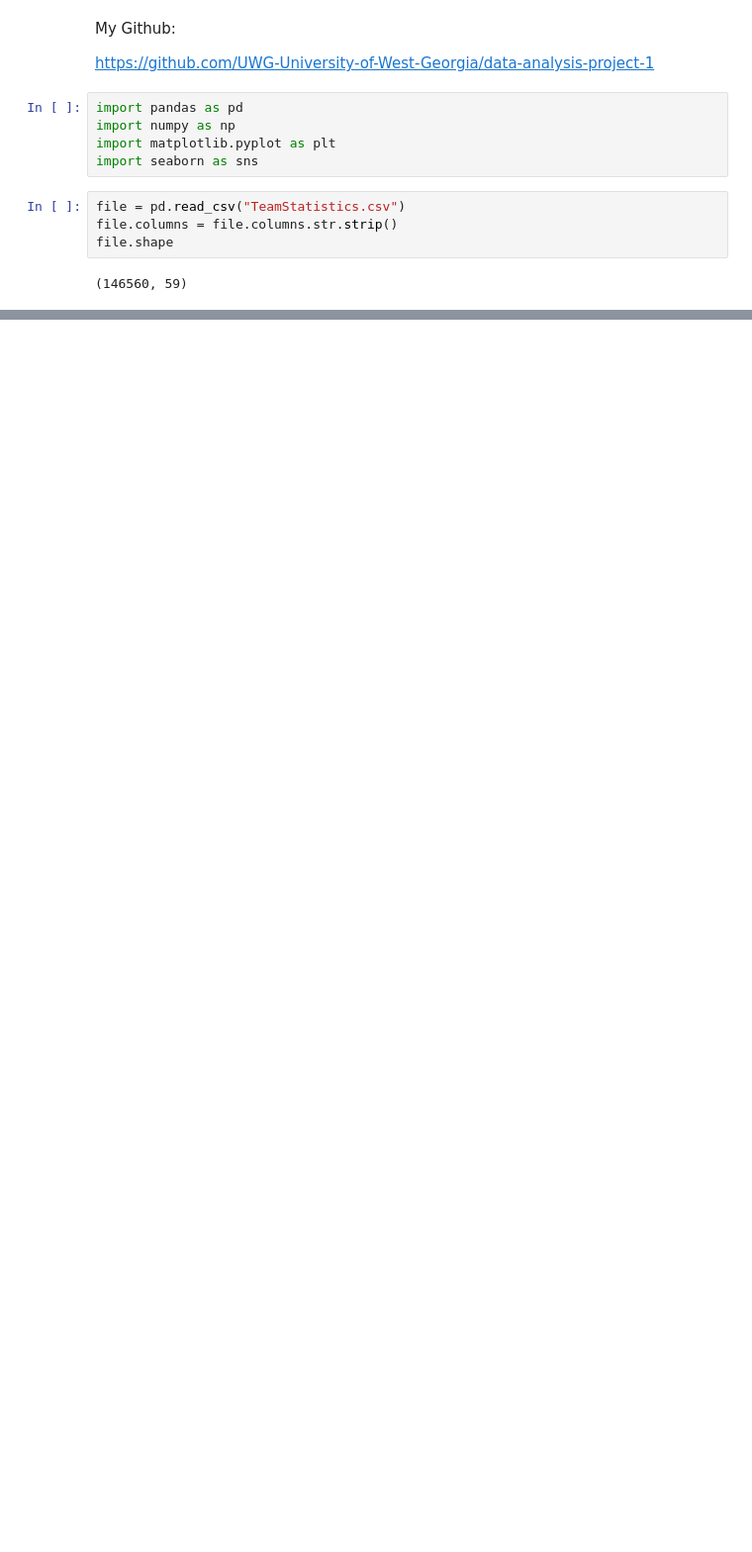
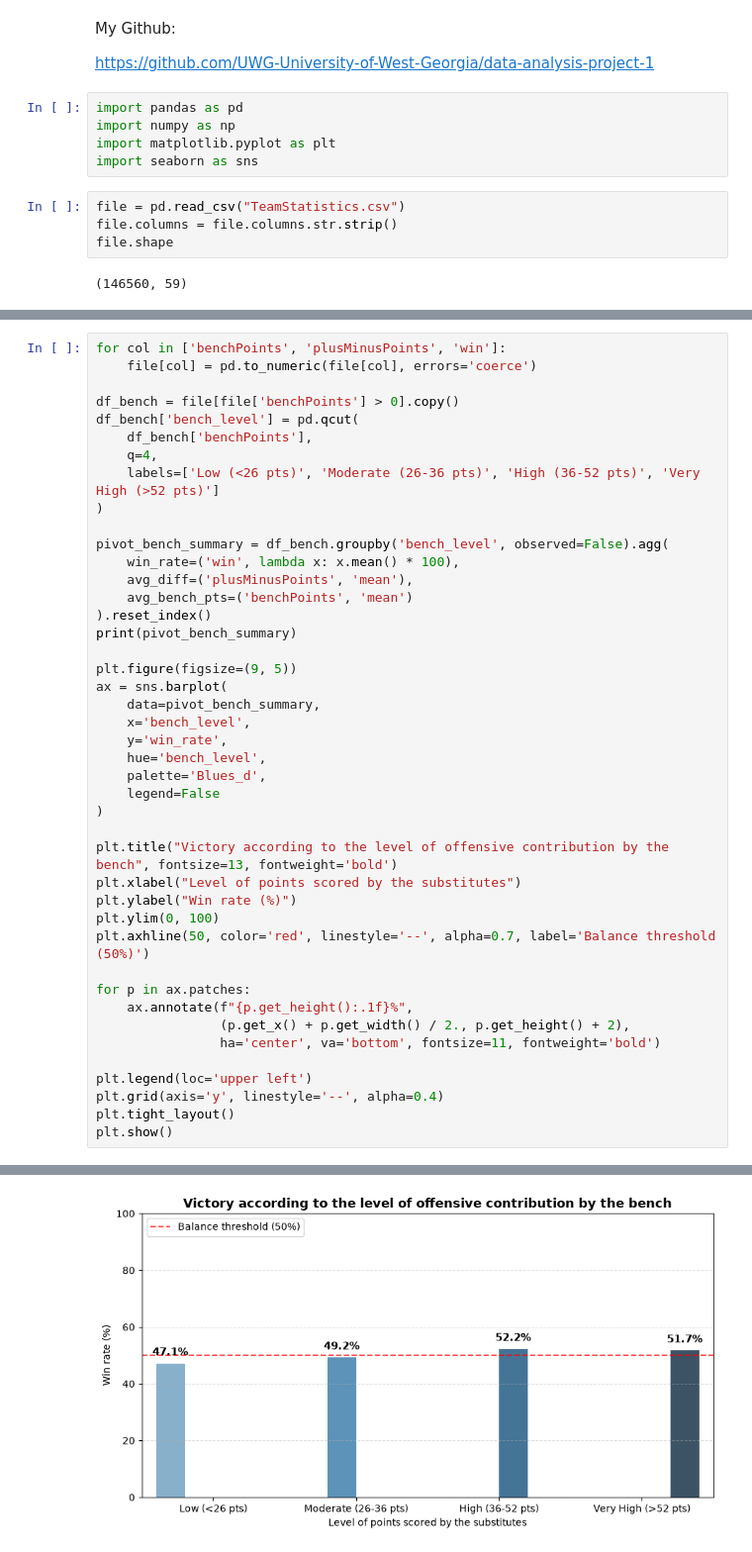
Before and after one commit to UWG-University-of-West-Georgia/data-analysis-project-1, a Jupyter notebook: Raphael_GALL_Project1.ipynb, the cells around one changed output, grey strips where cells are left out. Shown at 99% size. Cells and saved outputs as stored; diff of their text form; blank space fills up the shorter version.

```diff
--- a/Raphael_GALL_Project1.ipynb
+++ b/Raphael_GALL_Project1.ipynb
@@ -15,0 +208,44 @@ file.shape
+# %%
+for col in ['benchPoints', 'plusMinusPoints', 'win']:
+    file[col] = pd.to_numeric(file[col], errors='coerce')
+
+df_bench = file[file['benchPoints'] > 0].copy()
+df_bench['bench_level'] = pd.qcut(
+    df_bench['benchPoints'],
+    q=4,
+    labels=['Low (<26 pts)', 'Moderate (26-36 pts)', 'High (36-52 pts)', 'Very High (>52 pts)']
+)
+
+pivot_bench_summary = df_bench.groupby('bench_level', observed=False).agg(
+    win_rate=('win', lambda x: x.mean() * 100),
+    avg_diff=('plusMinusPoints', 'mean'),
+    avg_bench_pts=('benchPoints', 'mean')
+).reset_index()
+print(pivot_bench_summary)
+
+plt.figure(figsize=(9, 5))
+ax = sns.barplot(
+    data=pivot_bench_summary,
+    x='bench_level',
+    y='win_rate',
+    hue='bench_level',
+    palette='Blues_d',
+    legend=False
+)
+
+plt.title("Victory according to the level of offensive contribution by the bench", fontsize=13, fontweight='bold')
+plt.xlabel("Level of points scored by the substitutes")
+plt.ylabel("Win rate (%)")
+plt.ylim(0, 100)
+plt.axhline(50, color='red', linestyle='--', alpha=0.7, label='Balance threshold (50%)')
+
+for p in ax.patches:
+    ax.annotate(f"{p.get_height():.1f}%",
+                (p.get_x() + p.get_width() / 2., p.get_height() + 2),
+                ha='center', va='bottom', fontsize=11, fontweight='bold')
+
+plt.legend(loc='upper left')
+plt.grid(axis='y', linestyle='--', alpha=0.4)
+plt.tight_layout()
+plt.show()
+# %% [output]
@@ -15,0 +257 @@ file.shape
+[figure, added]
```
Also changed, not shown: parts of 13 cells of this notebook.
